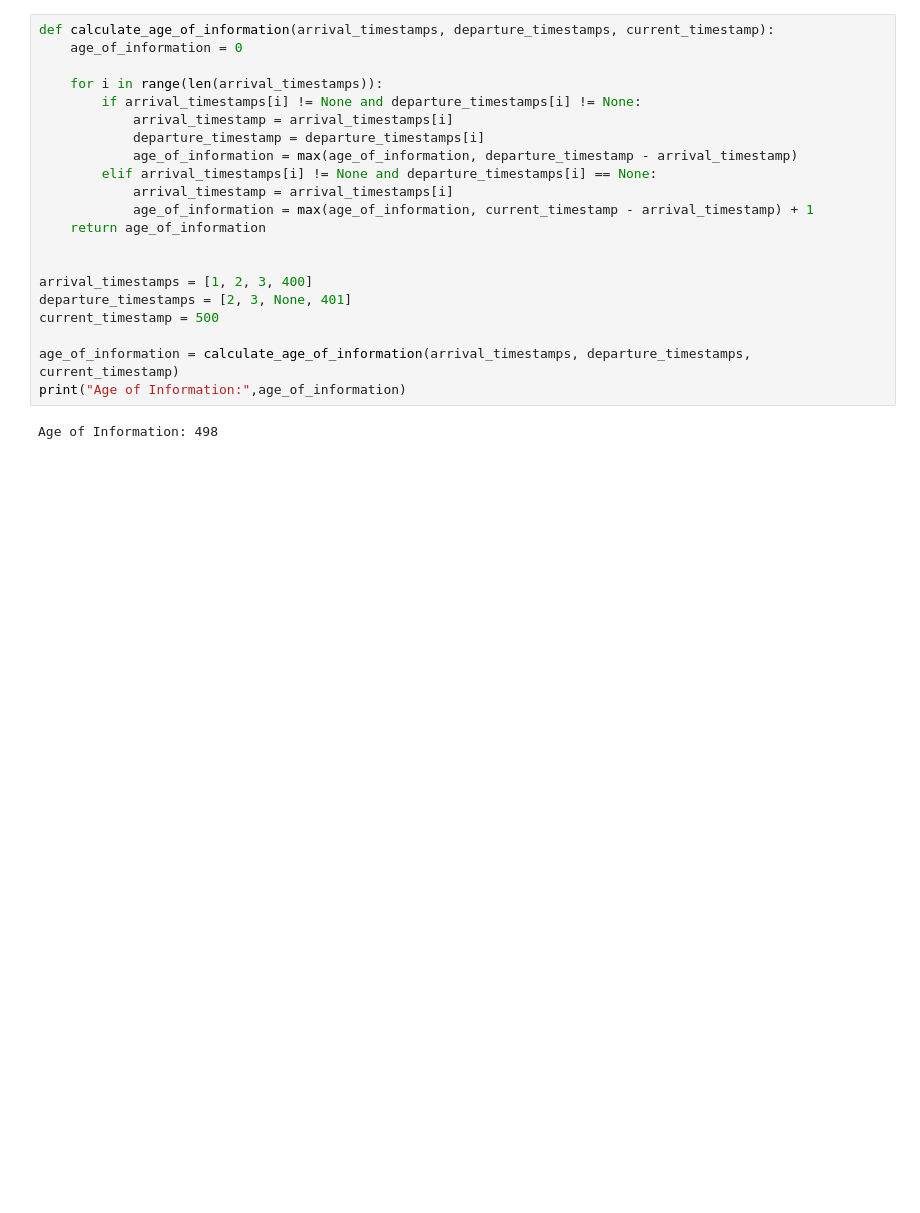
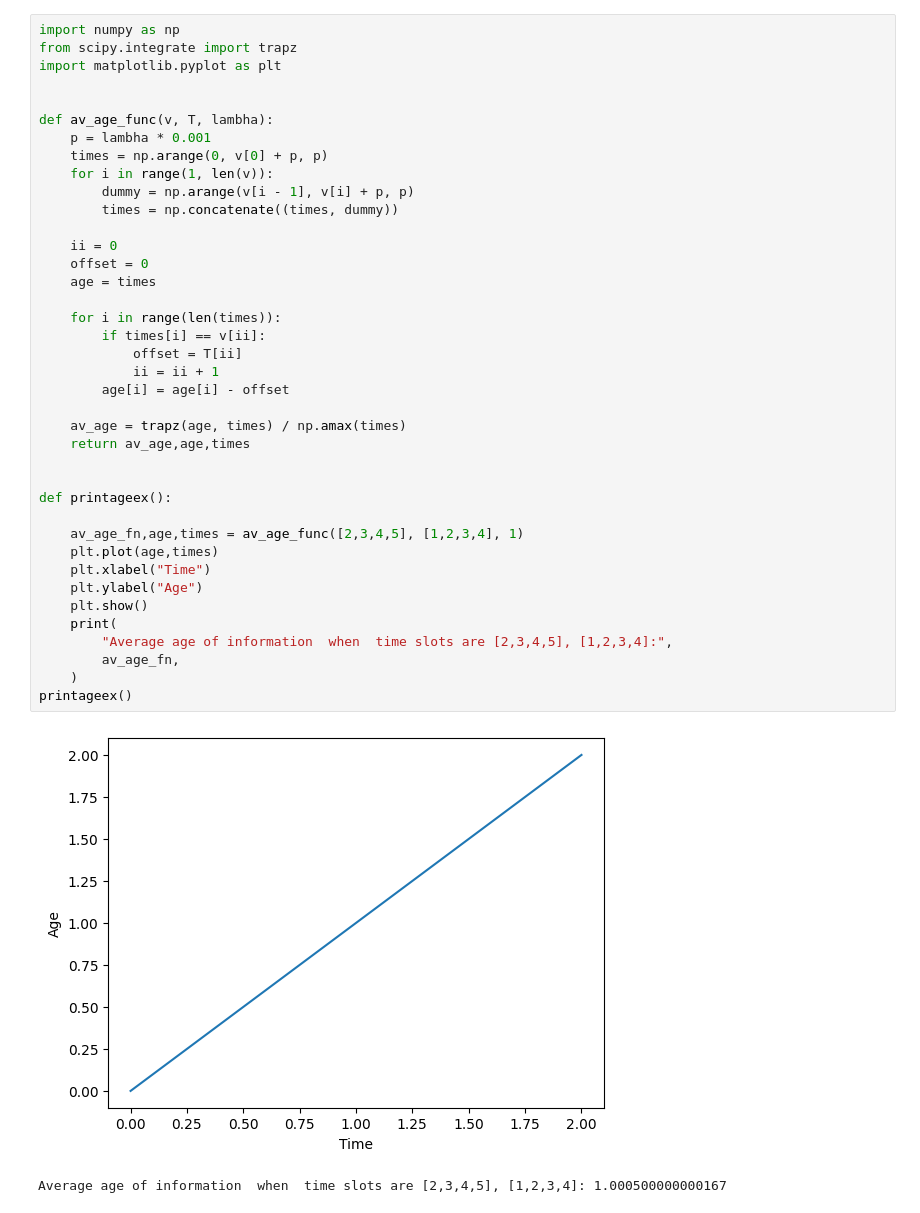
Before and after one commit to cahthuranag/agenet, a Jupyter notebook: agenet/Untitled-3.ipynb, the cells around one changed output. Drawn from its saved outputs; the diff is of its cells as text; blank space fills up the shorter version.

```diff
--- a/agenet/Untitled-3.ipynb
+++ b/agenet/Untitled-3.ipynb
@@ -38,23 +1,42 @@ Average Age of Information: 50.0
-# %%
-def calculate_age_of_information(arrival_timestamps, departure_timestamps, current_timestamp):
-    age_of_information = 0
-
-    for i in range(len(arrival_timestamps)):
-        if arrival_timestamps[i] != None and departure_timestamps[i] != None:
-            arrival_timestamp = arrival_timestamps[i]
-            departure_timestamp = departure_timestamps[i]
-            age_of_information = max(age_of_information, departure_timestamp - arrival_timestamp)
-        elif arrival_timestamps[i] != None and departure_timestamps[i] == None:
-            arrival_timestamp = arrival_timestamps[i]
-            age_of_information = max(age_of_information, current_timestamp - arrival_timestamp) + 1
-    return age_of_information
-
-
-arrival_timestamps = [1, 2, 3, 400]
-departure_timestamps = [2, 3, None, 401]
-current_timestamp = 500
-
-age_of_information = calculate_age_of_information(arrival_timestamps, departure_timestamps, current_timestamp)
-print("Age of Information:",age_of_information)
-# %% [output]
-Age of Information: 498
+# %%
+import numpy as np
+from scipy.integrate import trapz
+import matplotlib.pyplot as plt
+
+
+def av_age_func(v, T, lambha):
+    p = lambha * 0.001
+    times = np.arange(0, v[0] + p, p)
+    for i in range(1, len(v)):
+        dummy = np.arange(v[i - 1], v[i] + p, p)
+        times = np.concatenate((times, dummy))
+
+    ii = 0
+    offset = 0
+    age = times
+
+    for i in range(len(times)):
+        if times[i] == v[ii]:
+            offset = T[ii]
+            ii = ii + 1
+        age[i] = age[i] - offset
+
+    av_age = trapz(age, times) / np.amax(times)
+    return av_age,age,times
+
+
+def printageex():
+
+    av_age_fn,age,times = av_age_func([2,3,4,5], [1,2,3,4], 1)
+    plt.plot(age,times)
+    plt.xlabel("Time")
+    plt.ylabel("Age")
+    plt.show()
+    print(
+        "Average age of information  when  time slots are [2,3,4,5], [1,2,3,4]:",
+        av_age_fn,
+    )
+printageex()
+# %% [output]
+[figure, added]
+Average age of information  when  time slots are [2,3,4,5], [1,2,3,4]: 1.000500000000167
```
Also changed, not shown: parts of 2 cells of this notebook, 8 other files.
